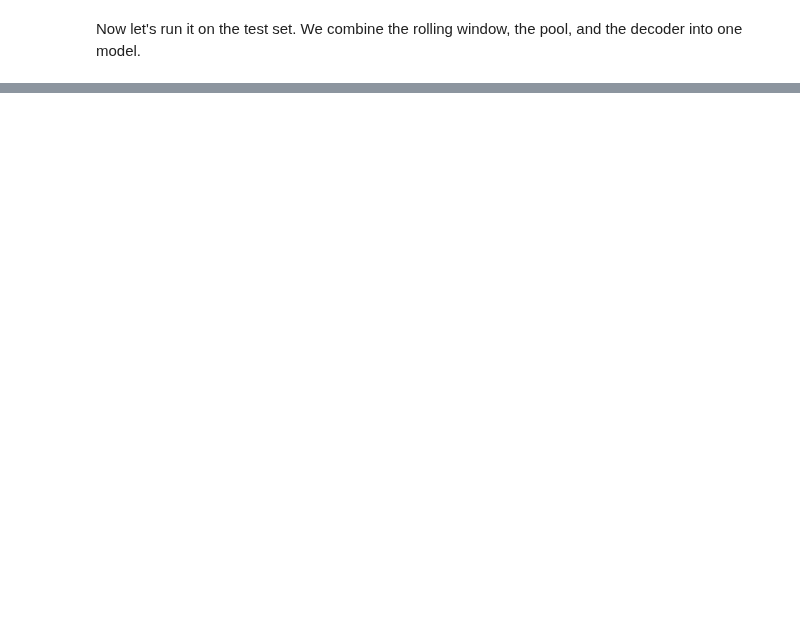
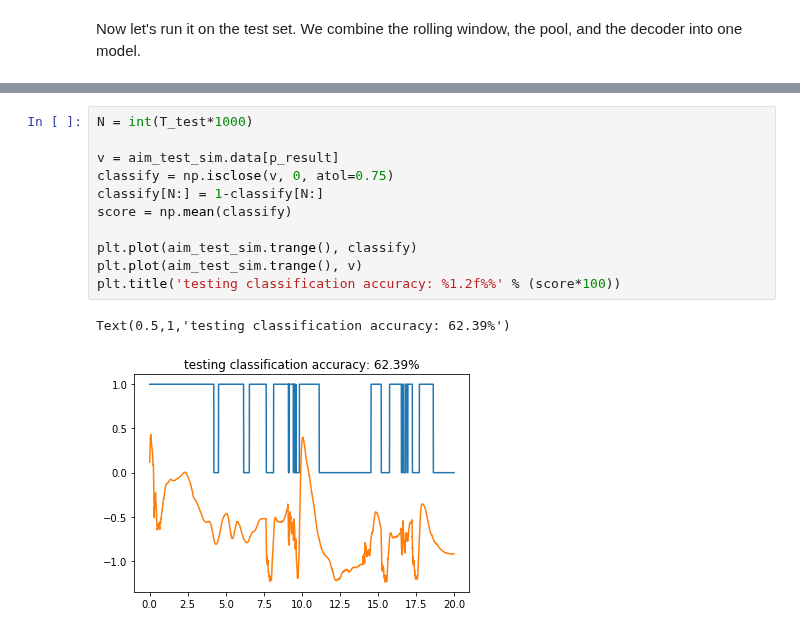
Before and after one commit to maddybartlett/NEN001, a Jupyter notebook: PatternInterpolation_MemoryTest-optimized.ipynb, the cells around one changed output, grey strips where cells are left out. Drawn from its saved outputs; the diff is of its cells as text; blank space fills up the shorter version.

```diff
--- a/PatternInterpolation_MemoryTest-optimized.ipynb
+++ b/PatternInterpolation_MemoryTest-optimized.ipynb
@@ -279,0 +360,14 @@ plt.title('testing classification accuracy: %1.2f%%' % (score*100))
+# %%
+N = int(T_test*1000)
+
+v = aim_test_sim.data[p_result]
+classify = np.isclose(v, 0, atol=0.75)
+classify[N:] = 1-classify[N:]
+score = np.mean(classify)
+
+plt.plot(aim_test_sim.trange(), classify)
+plt.plot(aim_test_sim.trange(), v)
+plt.title('testing classification accuracy: %1.2f%%' % (score*100))
+# %% [output]
+Text(0.5,1,'testing classification accuracy: 62.39%')
+[figure, added]
```
Also changed, not shown: parts of 11 cells of this notebook.
